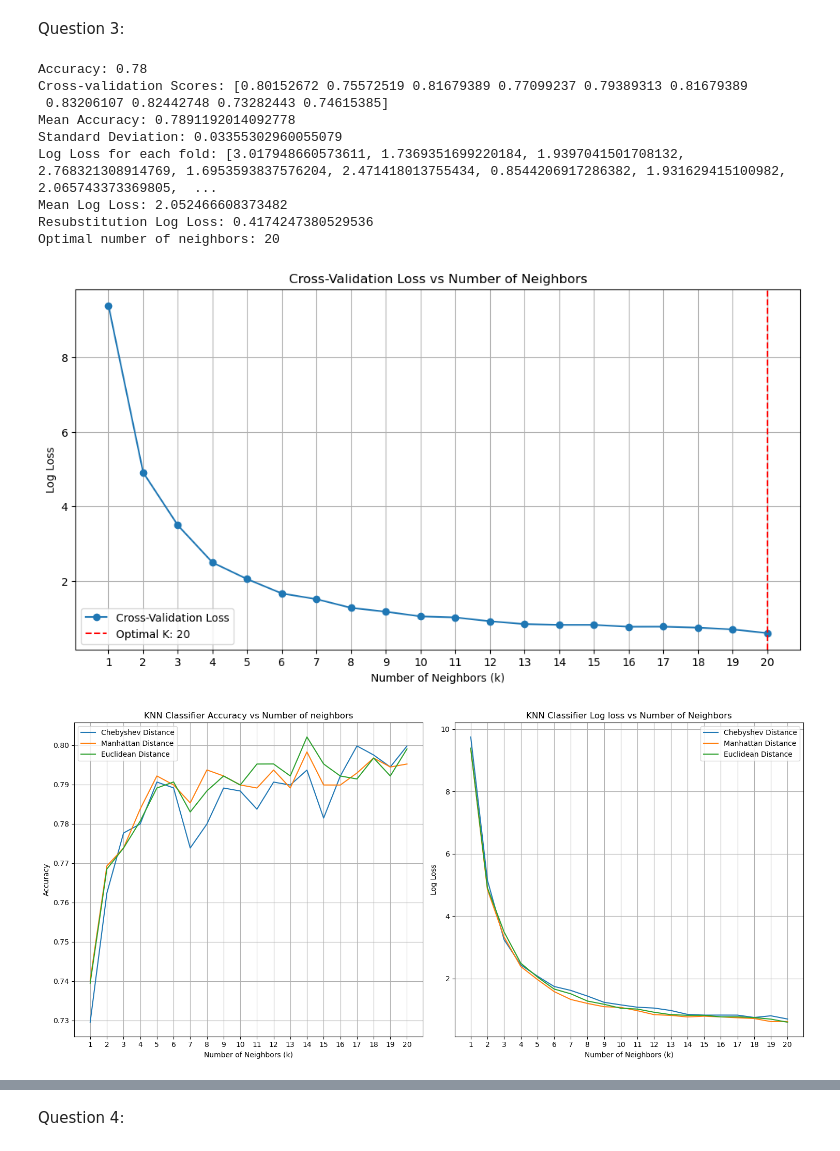
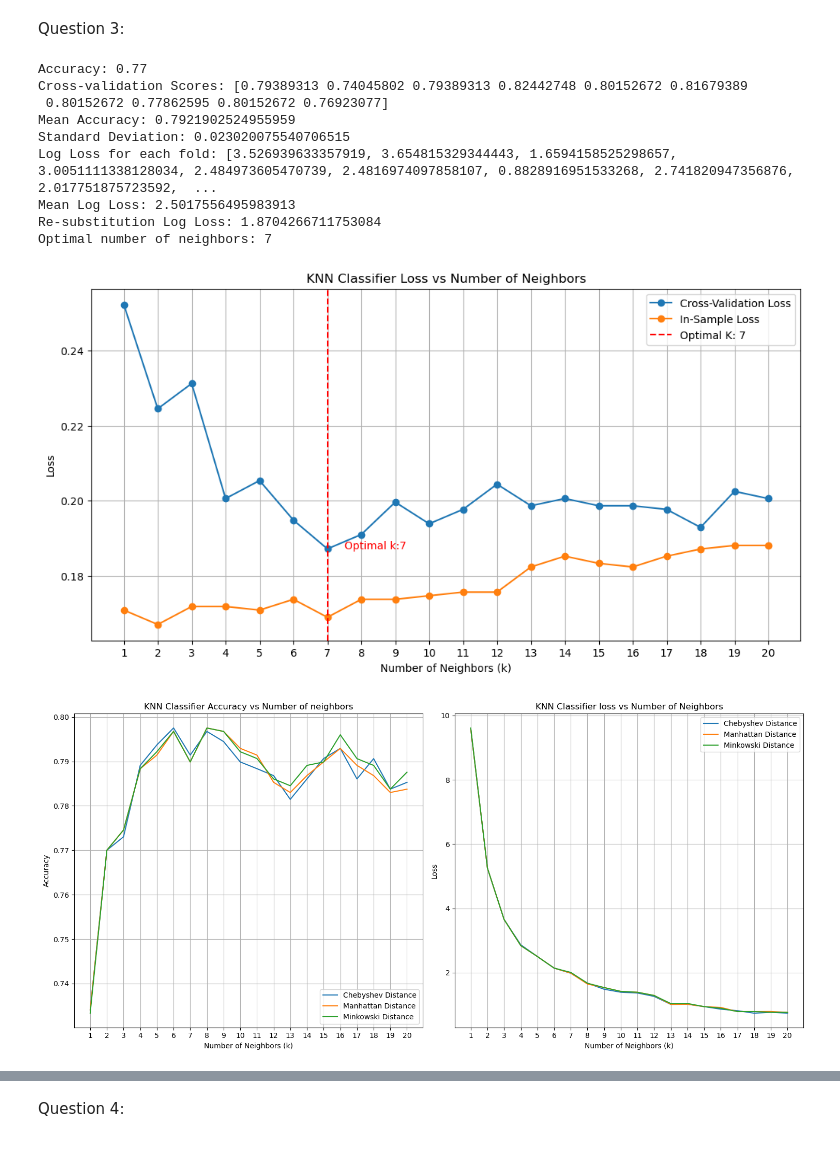
Before and after one commit to ahugari/DIAML, a Jupyter notebook: Assignment 6/miraguha_DIAML_Assignment6.ipynb, the cells around one changed output, grey strips where cells are left out. Saved outputs shown, nothing was run; the diff lists cells and outputs as text; code cells hidden in the pictures.

```diff
--- a/Assignment 6/miraguha_DIAML_Assignment6.ipynb
+++ b/Assignment 6/miraguha_DIAML_Assignment6.ipynb
@@ -310,7 +339,8 @@ titan_df['fare'] = titan_df['fare'].fillna(mean_fare)
 # transform categorical features to numerical
 titan_df['sex'] = titan_df['sex'].map({'female':0, 'male':1})
 
-X = titan_df[['age', 'sex', 'pclass','sibsp', 'parch', 'fare']]
+# X = titan_df[['age', 'sex', 'pclass','sibsp', 'parch', 'fare']]
+X = titan_df[['age', 'sex', 'pclass']]
 
 y=titan_df['survived'].astype(int)
 
@@ -359,18 +389,18 @@ for train_index, test_index in kFold.split(x_scaled):
 print(f'Log Loss for each fold: {logLosses}')
 print(f'Mean Log Loss: {sum(logLosses)/len(logLosses)}')
 
-# fit model on whole dataset to find resubstitution loss
+# fit model on whole dataset to find re-substitution loss
 model.fit(x_scaled, y)
 y_train_pred_proba=model.predict_proba(x_scaled)
 
-# calculate resubstitution log loss
+# calculate re-substitution log loss
 resubstitution_loss = log_loss(y, y_train_pred_proba)
 
-print(f'Resubstitution Log Loss: {resubstitution_loss}')
+print(f'Re-substitution Log Loss: {resubstitution_loss}')
 
 
 
-# setup grid for n_neighbours and test for neighbours upto 20 from 1
+# setup grid for n_neighbors and test for neighbors upto 20 from 1
 n_neighbors = range(1,21)
 mean_accuracies = []
 train_scores = []
@@ -382,36 +412,31 @@ for n in n_neighbors:
     model = KNeighborsClassifier(n_neighbors=n)
     f_losses = []
 
-    for train_index, test_index in kFold.split(x_scaled):
-        X_train_fold, X_test_fold = x_scaled[train_index], x_scaled[test_index]
-        y_train_fold, y_test_fold = y.iloc[train_index], y.iloc[test_index]
 
-        model.fit(X_train_fold, y_train_fold)
-        y_pred_proba_fold = model.predict_proba(X_test_fold)
+    model.fit(X_train, y_train)
 
-        # log loss for current fold
-        f_losses.append(log_loss(y_test_fold, y_pred_proba_fold))
+    y_train_pred = model.predict(X_train)
+    in_sample_loss = mse(y_train, y_train_pred)
+    in_sample_losses.append(in_sample_loss)
 
-    # average log loss across fold for cross-validation loss
-    cv_losses.append(np.mean(f_losses))
-
-    model.fit(x_scaled, y)
-    y_pred_proba_in_sample = model.predict_proba(x_scaled)
-    in_sample_loss = log_loss(y, y_pred_proba_in_sample)
-    in_sample_losses.append(in_sample_loss)
+    cv_scores = cross_val_score(model, X_train, y_train, cv=5,scoring ='neg_mean_squared_error')
+    cross_val_loss = -cv_scores.mean()
+    cv_losses.append(cross_val_loss)
 
 
 # optimal value of k
-optimal_k = n_neighbors[cv_losses.index(min(cv_losses))]
+optimal_k = n_neighbors[np.argmin(cv_losses)]
 print(f"Optimal number of neighbors: {optimal_k}")
 
 plt.figure(figsize=(12,6))
 plt.plot(n_neighbors, cv_losses, label='Cross-Validation Loss', marker='o')
-plt.title('Cross-Validation Loss vs Number of Neighbors')
+plt.plot(n_neighbors, in_sample_losses, label='In-Sample Loss', marker='o')
+plt.title('KNN Classifier Loss vs Number of Neighbors')
 plt.xlabel('Number of Neighbors (k)')
-plt.ylabel('Log Loss')
+plt.ylabel('Loss')
 plt.xticks(n_neighbors)
 plt.axvline(x=optimal_k, color='r', linestyle='--', label=f'Optimal K: {optimal_k}')
+plt.text(optimal_k + 0.5, min(cv_losses), f'Optimal k:{optimal_k}', color='red')
 plt.legend()
 plt.grid()
 plt.show()
@@ -428,6 +453,7 @@ def evaluate_k_model(distance_metric):
         fold_accuracies = []
         fold_losses = []
         fold_in_sample_losses = []
+
 
         for train_index, test_index in kFold.split(x_scaled):
             X_train_fold, X_test_fold = x_scaled[train_index], x_scaled[test_index]
@@ -452,7 +478,8 @@ def evaluate_k_model(distance_metric):
 
 # evaluate model distance metrics
 # metrics = ['chebyshev', 'manhattan', 'euclidean', 'infinity', 'correlation', 'jaccard', 'hamming', 'sokalsneath', 'p', 'sqeuclidean', 'l1', 'canberra', 'nan_euclidean', 'dice', 'rogerstanimoto', 'cosine']
-metrics = ['chebyshev', 'manhattan', 'euclidean']
+
+metrics = ['chebyshev','manhattan', 'minkowski']
 results = {}
 
 for metric in metrics:
@@ -480,9 +507,9 @@ plt.grid()
 plt.subplot(1,2,2)
 for metric in metrics:
     plt.plot(range(1,21), results[metric]['log_losses'], label=f'{metric.capitalize()} Distance')
-plt.title('KNN Classifier Log loss vs Number of Neighbors')
+plt.title('KNN Classifier loss vs Number of Neighbors')
 plt.xlabel('Number of Neighbors (k)')
-plt.ylabel('Log Loss')
+plt.ylabel('Loss')
 plt.xticks(range(1,21))
 plt.legend()
 plt.grid()
@@ -514,42 +541,42 @@ k_log_loss = log_loss(y_test,y_pred_proba_knn)
 print(f'KNN Accuracy: {k_model_accuracy}')
 print(f'KNN Log Loss: {k_log_loss}')
 
 # logistic regression
 lgr_model = LogisticRegression()
 lgr_model.fit(X_train, y_train)
 y_pred_log_lgr = lgr_model.predict(X_test)
 y_pred_proba_log_reg = lgr_model.predict_proba(X_test)
 lgr_model_accuracy = accuracy_score(y_test, y_pred_log_lgr)
 lgr_reg_log_loss = log_loss(y_test, y_pred_proba_log_reg)
 
 print(f'Logistic Regression Accuracy: {lgr_model_accuracy}')
 print(f'Logistic Regression Log Loss: {lgr_reg_log_loss}')
 
 # comparison
 results_df = pd.DataFrame({
     'Model': ['KNN', 'Logistic Regression'],
     'Accuracy': [k_model_accuracy, lgr_model_accuracy],
     'Log Loss': [k_log_loss, lgr_reg_log_loss]
 })
 print("\n Comparison of Models:")
 print(results_df)
 
 results_df.set_index('Model').plot(kind='bar', figsize=(10,6))
 plt.title('Comparison of KNN and LGR')
 plt.ylabel('Score')
 plt.xticks(rotation=0)
 plt.grid(axis='y')
 plt.show()
 # %% [output]
-Accuracy: 0.78
-Cross-validation Scores: [0.80152672 0.75572519 0.81679389 0.77099237 0.79389313 0.81679389
- 0.83206107 0.82442748 0.73282443 0.74615385]
-Mean Accuracy: 0.7891192014092778
-Standard Deviation: 0.03355302960055079
-Log Loss for each fold: [3.017948660573611, 1.7369351699220184, 1.9397041501708132, 2.768321308914769, 1.6953593837576204, 2.471418013755434, 0.8544206917286382, 1.931629415100982, 2.065743373369805,  ...
-Mean Log Loss: 2.052466608373482
-Resubstitution Log Loss: 0.4174247380529536
-Optimal number of neighbors: 20
+Accuracy: 0.77
+Cross-validation Scores: [0.79389313 0.74045802 0.79389313 0.82442748 0.80152672 0.81679389
+ 0.80152672 0.77862595 0.80152672 0.76923077]
+Mean Accuracy: 0.7921902524955959
+Standard Deviation: 0.023020075540706515
+Log Loss for each fold: [3.526939633357919, 3.654815329344443, 1.6594158525298657, 3.0051111338128034, 2.484973605470739, 2.4816974097858107, 0.8828916951533268, 2.741820947356876, 2.017751875723592,  ...
+Mean Log Loss: 2.5017556495983913
+Re-substitution Log Loss: 1.8704266711753084
+Optimal number of neighbors: 7
-[figure, old version]
+[figure, new version]
-[figure, old version]
+[figure, new version]
  Optimal k values for each distance metric:
```
Also changed, not shown: parts of 3 cells of this notebook, 4 other files.
